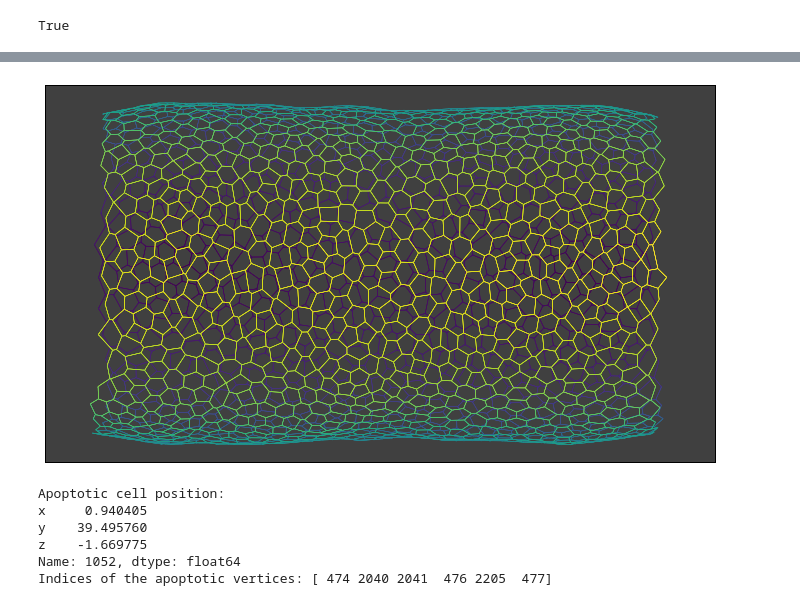
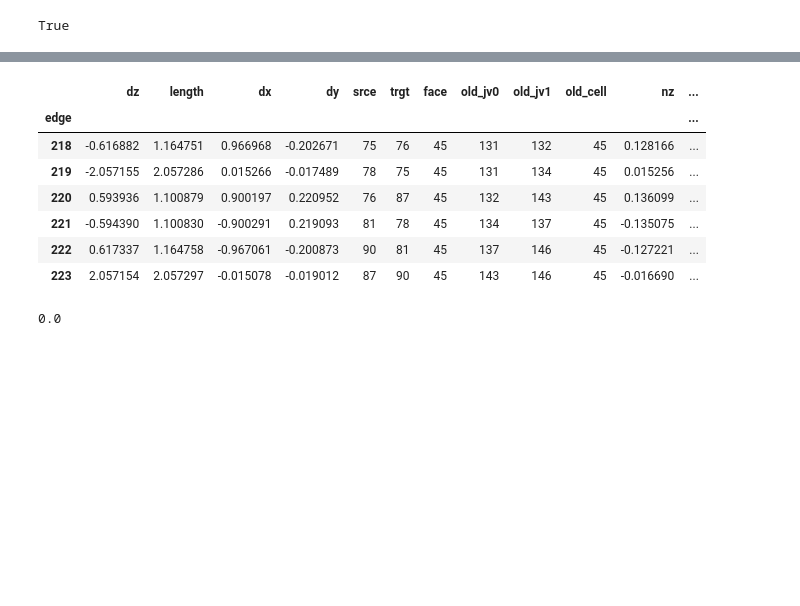
Before and after one commit to glyg/notebooks, a Jupyter notebook: tyssue/dynamics/Apoptosis.ipynb, the cells around one changed output, grey strips where cells are left out. Saved outputs shown, nothing was run; the diff lists cells and outputs as text; code cells hidden in the pictures; blank space fills up the shorter version.

```diff
--- a/tyssue/dynamics/Apoptosis.ipynb
+++ b/tyssue/dynamics/Apoptosis.ipynb
@@ -67,0 +178,15 @@ True
+# %%
+sheet.edge_df[sheet.edge_df['face'] == 45]
+# %% [output]
+|  | dz | length | dx | dy | srce | trgt | face | old_jv0 | old_jv1 | old_cell | nz | ... |
+| edge |  |  |  |  |  |  |  |  |  |  |  | ... |
+| 218 | -0.616882 | 1.164751 | 0.966968 | -0.202671 | 75 | 76 | 45 | 131 | 132 | 45 | 0.128166 | ... |
+| 219 | -2.057155 | 2.057286 | 0.015266 | -0.017489 | 78 | 75 | 45 | 131 | 134 | 45 | 0.015256 | ... |
+| 220 | 0.593936 | 1.100879 | 0.900197 | 0.220952 | 76 | 87 | 45 | 132 | 143 | 45 | 0.136099 | ... |
+| 221 | -0.594390 | 1.100830 | -0.900291 | 0.219093 | 81 | 78 | 45 | 134 | 137 | 45 | -0.135075 | ... |
+| 222 | 0.617337 | 1.164758 | -0.967061 | -0.200873 | 90 | 81 | 45 | 137 | 146 | 45 | -0.127221 | ... |
+| 223 | 2.057154 | 2.057297 | -0.015078 | -0.019012 | 87 | 90 | 45 | 143 | 146 | 45 | -0.016690 | ... |
+# %%
+sheet.vert_df.loc[75, 'radial_tension']
+# %% [output]
+0.0
@@ -68,59 +204,2 @@ True
 # %%
 vp_view(sheet, coords=['z', 'x', 'y'])
-# %%
-def leg_joint_view(sheet, coords=['z', 'y', 'x']):
-
-    x, y, z = coords
-    datasets = {}
-
-    datasets['face'] = sheet.face_df.sort_values(z)
-    datasets['vert'] = sheet.vert_df.sort_values(z)
-    edge_z = 0.5 * (sheet.upcast_srce(sheet.vert_df[z]) +
-                    sheet.upcast_trgt(sheet.vert_df[z]))
-    datasets['edge'] = sheet.edge_df.copy()
-    datasets['edge'][z] = edge_z
-    datasets['edge'] = datasets['edge'].sort_values(z)
-
-    tmp_sheet = Sheet('tmp', datasets,
-                      sheet.specs)
-    tmp_sheet.reset_index()
-    cmap = plt.cm.get_cmap('viridis')
-
-    e_depth = (tmp_sheet.edge_df[z] -
-               tmp_sheet.edge_df[z].min()) / tmp_sheet.edge_df[z].ptp()
-    depth_cmap = cmap(e_depth)
-    draw_specs = {
-        'vert': {
-            'visible': False
-            },
-        'edge': {
-            'color': depth_cmap,
-            #'zorder': depth.values
-            }
-        }
-
-    fig, ax = sheet_view(tmp_sheet, coords[:2], **draw_specs)
-    ax.set_xlim(-80, 80)
-    ax.set_ylim(-45, 45)
-    ax.set_axis_bgcolor('#404040')
-    ax.set_xticks([])
-    ax.set_yticks([])
-    fig.set_size_inches((12, 12))
-    return fig, ax
-
-fig, ax = leg_joint_view(sheet)
-# %% [output]
-[figure, removed]
-# %%
-apoptotic_cell = 1052
-print('Apoptotic cell position:\n{}'.format(sheet.face_df.loc[apoptotic_cell, sheet.coords]))
-apoptotic_edges = sheet.edge_df[sheet.edge_df['face'] == apoptotic_cell]
-apoptotic_verts = apoptotic_edges['srce'].values
-print("Indices of the apoptotic vertices: {}".format(apoptotic_verts))
-# %% [output]
-Apoptotic cell position:
-x     0.940405
-y    39.495760
-z    -1.669775
-Name: 1052, dtype: float64
-Indices of the apoptotic vertices: [ 474 2040 2041  476 2205  477]
```
Also changed, not shown: parts of 16 cells of this notebook, 1 other file.
